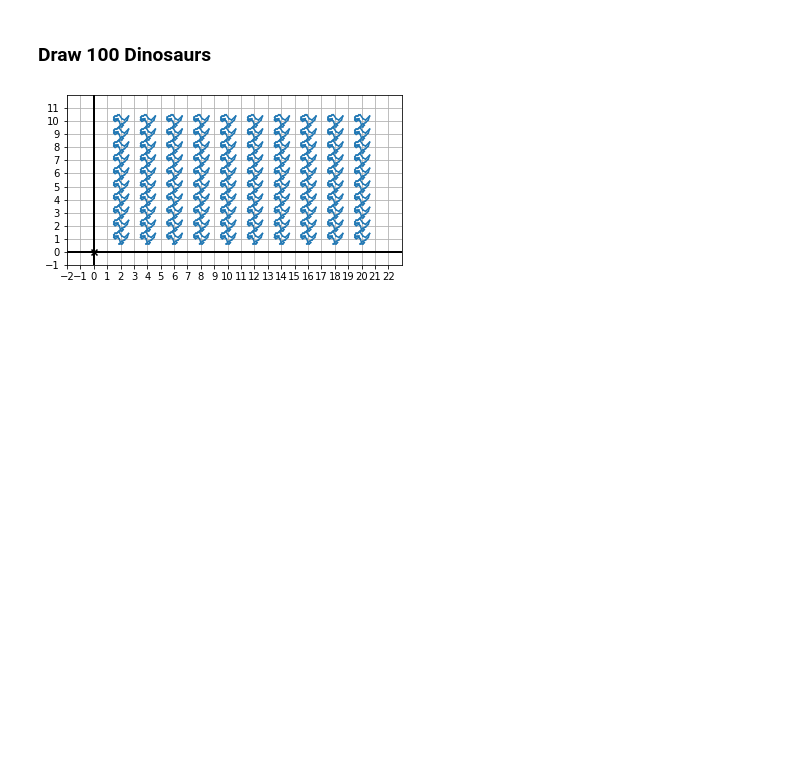
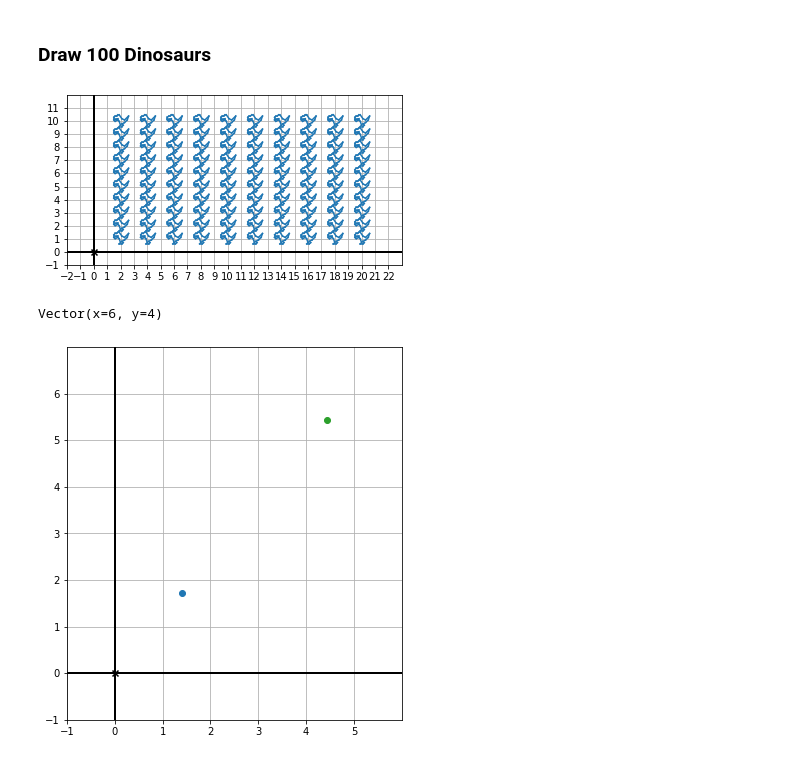
Before and after one commit to bmoretz/Quantitative-Development, a Jupyter notebook: notebooks/simple_vectors.ipynb, the cells around one changed output. Cells and saved outputs as stored; diff of their text form; code cells hidden in the pictures; blank space fills up the shorter version.

Commit message:
vector problems, restructuring, tests
started organizing the vectors namespace, added operations/overload operators, added tests around basic vector functionality.

```diff
--- a/notebooks/simple_vectors.ipynb
+++ b/notebooks/simple_vectors.ipynb
@@ -110,3 +107,19 @@ for row in range(0, 10):
 draw_shapes(*shapes,save_as=f'{figs_dir}dino_07.png')
 # %% [output]
 [figure]
+# %%
+max(dino_vectors, key=len)
+# %% [output]
+Vector(x=6, y=4)
+# %%
+from math import sqrt, pi
+w = make_vectors([Vector(sqrt(2), sqrt(3))])
+
+wt = scale(w, pi)
+
+draw_shapes(
+    Points(*w, color=Color.Blue),
+    Points(*wt, color=Color.Green)
+)
+# %% [output]
+[figure, added]
```
Also changed, not shown: parts of 4 cells of this notebook, 8 other files.
